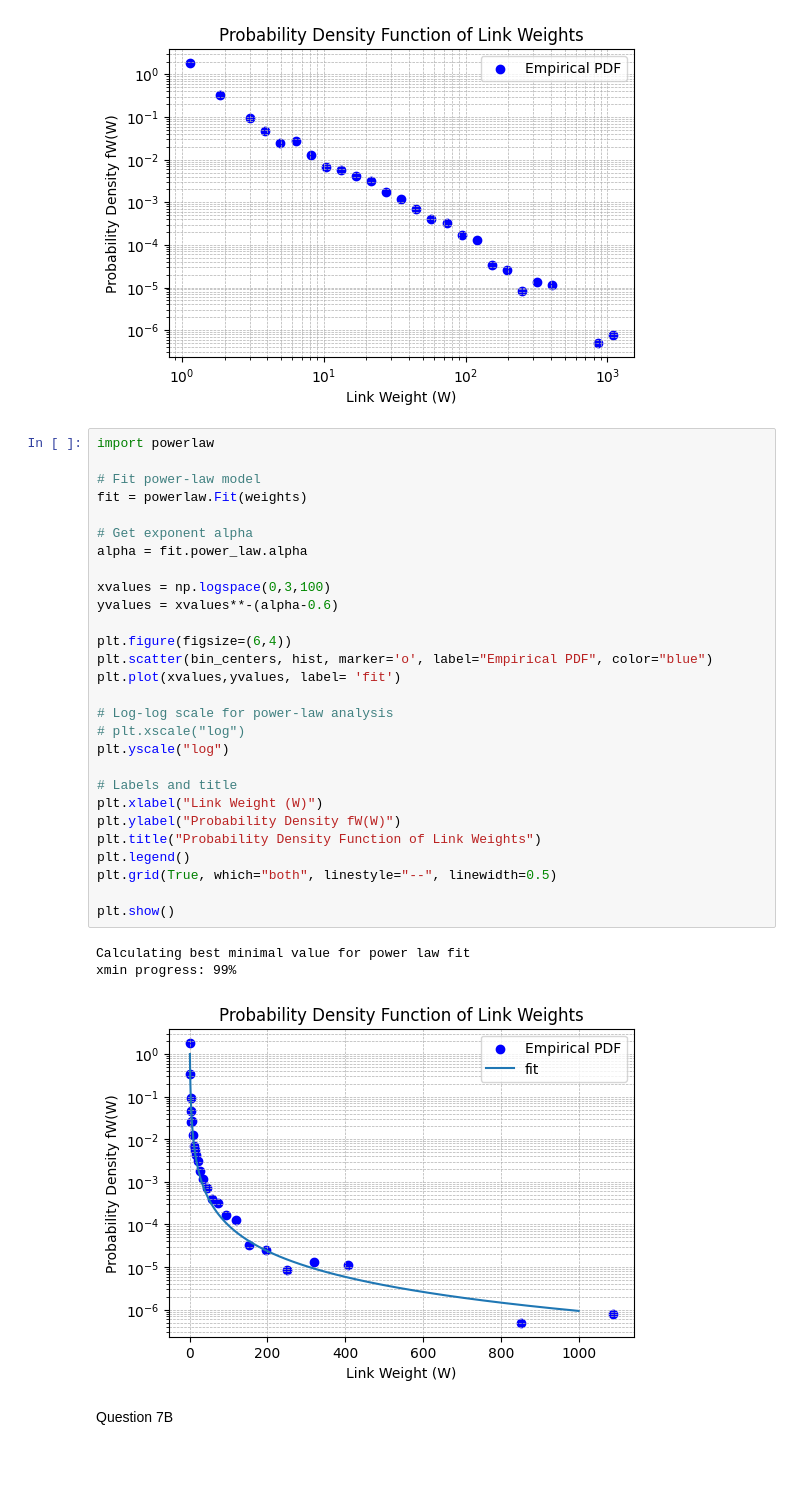
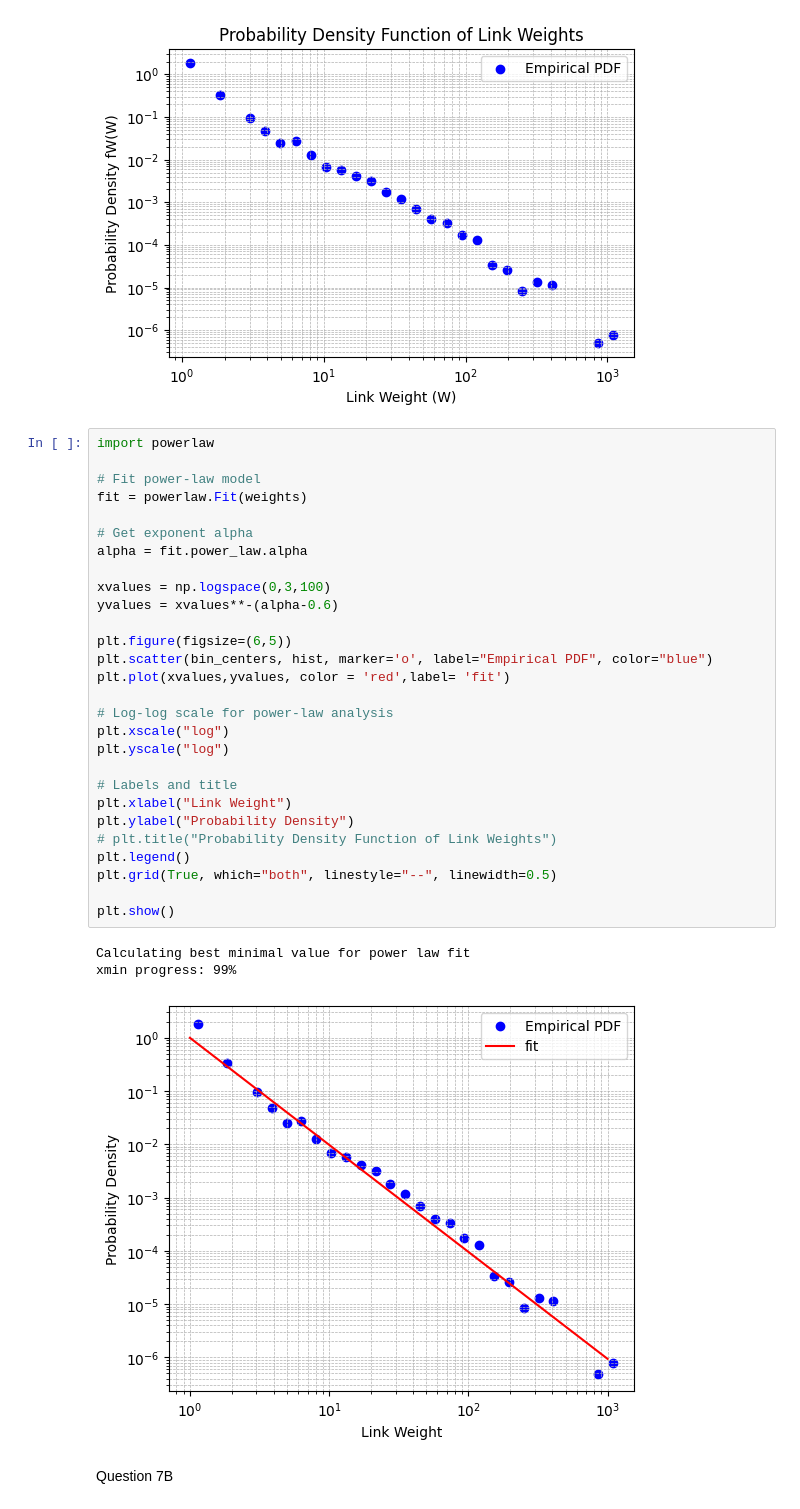
Before and after one commit to Tim-Albers/ComplexNetworks, a Jupyter notebook: Notebooks/Agnes_Notebook.ipynb, the cells around one changed output. Saved outputs shown, nothing was run; the diff lists cells and outputs as text; blank space fills up the shorter version.

```diff
--- a/Notebooks/Agnes_Notebook.ipynb
+++ b/Notebooks/Agnes_Notebook.ipynb
@@ -135,35 +135,35 @@ plt.show()
 # %%
 import powerlaw
 
 # Fit power-law model
 fit = powerlaw.Fit(weights)
 
 # Get exponent alpha
 alpha = fit.power_law.alpha
 
 xvalues = np.logspace(0,3,100)
 yvalues = xvalues**-(alpha-0.6)
 
-plt.figure(figsize=(6,4))
+plt.figure(figsize=(6,5))
 plt.scatter(bin_centers, hist, marker='o', label="Empirical PDF", color="blue")
-plt.plot(xvalues,yvalues, label= 'fit')
+plt.plot(xvalues,yvalues, color = 'red',label= 'fit')
 
 # Log-log scale for power-law analysis
-# plt.xscale("log")
+plt.xscale("log")
 plt.yscale("log")
 
 # Labels and title
-plt.xlabel("Link Weight (W)")
-plt.ylabel("Probability Density fW(W)")
-plt.title("Probability Density Function of Link Weights")
+plt.xlabel("Link Weight")
+plt.ylabel("Probability Density")
+# plt.title("Probability Density Function of Link Weights")
 plt.legend()
 plt.grid(True, which="both", linestyle="--", linewidth=0.5)
 
 plt.show()
 # %% [output]
 Calculating best minimal value for power law fit
 xmin progress: 99%
-[figure, old version]
+[figure, new version]
 # %% [markdown]
 Question 7B
 # %%
```
Also changed, not shown: parts of 3 cells of this notebook.
